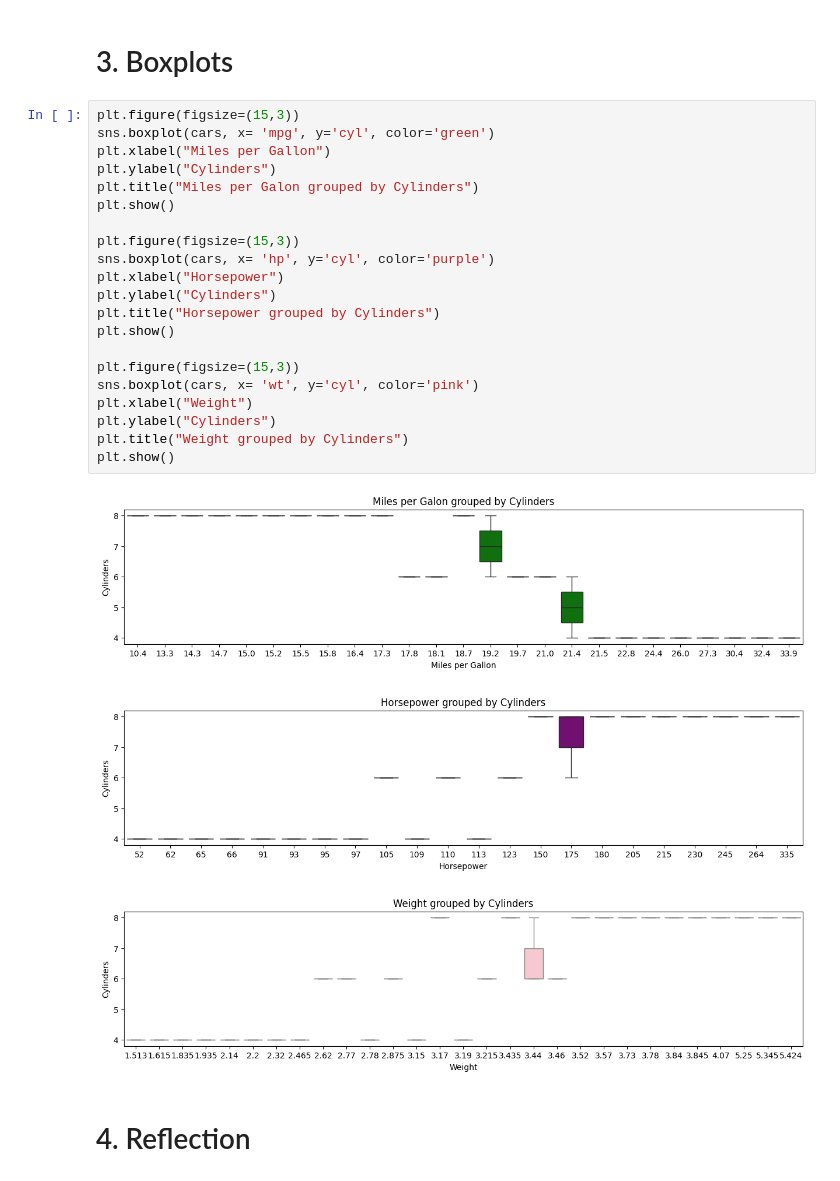
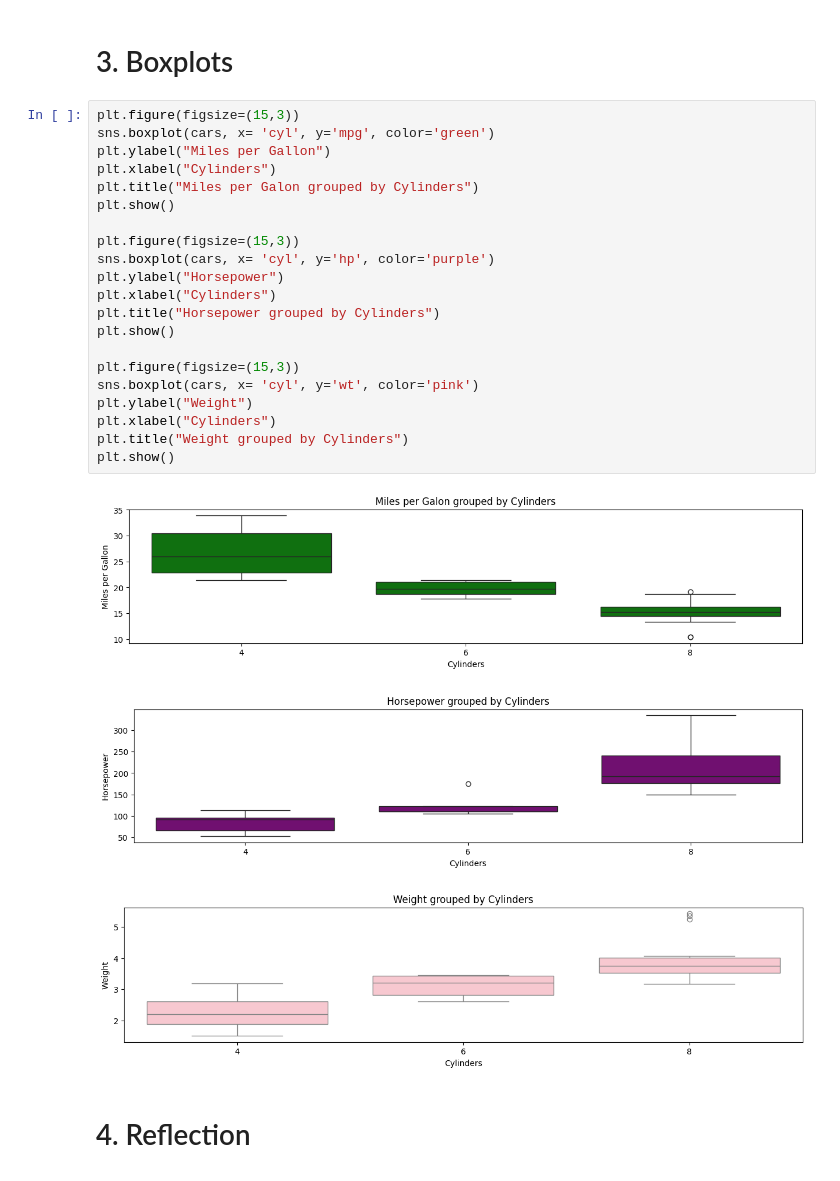
Before and after one commit to ulricht01/HDMS-0208, a Jupyter notebook: cv_1.ipynb, the cells around one changed output. Cells and saved outputs as stored; diff of their text form.

```diff
--- a/cv_1.ipynb
+++ b/cv_1.ipynb
@@ -62,29 +63,29 @@ plt.show()
 # 3. Boxplots
 # %%
 plt.figure(figsize=(15,3))
-sns.boxplot(cars, x= 'mpg', y='cyl', color='green')
-plt.xlabel("Miles per Gallon")
-plt.ylabel("Cylinders")
+sns.boxplot(cars, x= 'cyl', y='mpg', color='green')
+plt.ylabel("Miles per Gallon")
+plt.xlabel("Cylinders")
 plt.title("Miles per Galon grouped by Cylinders")
 plt.show()
 
 plt.figure(figsize=(15,3))
-sns.boxplot(cars, x= 'hp', y='cyl', color='purple')
-plt.xlabel("Horsepower")
-plt.ylabel("Cylinders")
+sns.boxplot(cars, x= 'cyl', y='hp', color='purple')
+plt.ylabel("Horsepower")
+plt.xlabel("Cylinders")
 plt.title("Horsepower grouped by Cylinders")
 plt.show()
 
 plt.figure(figsize=(15,3))
-sns.boxplot(cars, x= 'wt', y='cyl', color='pink')
-plt.xlabel("Weight")
-plt.ylabel("Cylinders")
+sns.boxplot(cars, x= 'cyl', y='wt', color='pink')
+plt.ylabel("Weight")
+plt.xlabel("Cylinders")
 plt.title("Weight grouped by Cylinders")
 plt.show()
 # %% [output]
-[figure, old version]
+[figure, new version]
-[figure, old version]
+[figure, new version]
-[figure, old version]
+[figure, new version]
 # %% [markdown]
 # 4. Reflection
 # %% [markdown]
```
Also changed, not shown: parts of 2 cells of this notebook, 2 other files.
